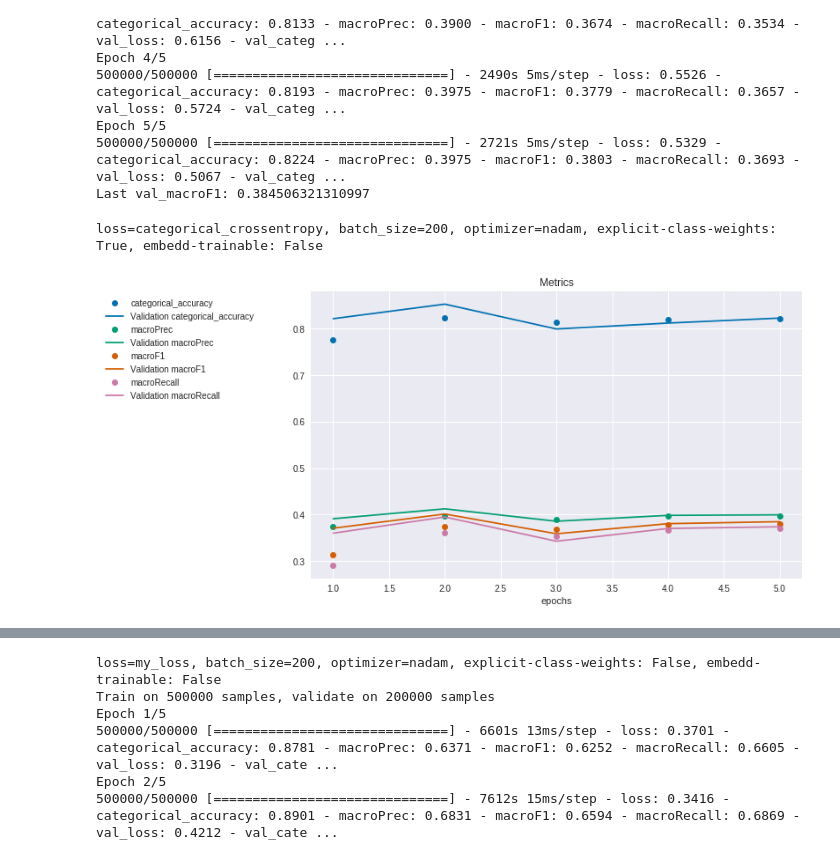
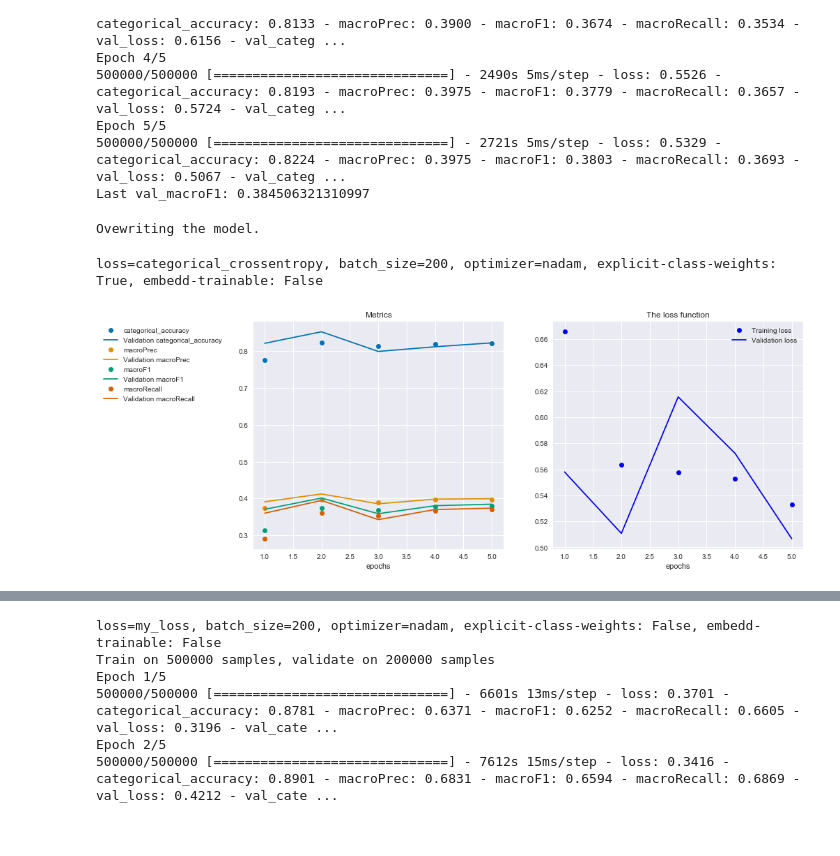
Before and after one commit to olszewskip/ArXiv_Classifier, a Jupyter notebook: keras_RNN_LSTM.ipynb, the cells around one changed output, grey strips where cells are left out. Drawn from its saved outputs; the diff is of its cells as text; code cells hidden in the pictures; blank space fills up the shorter version.

```diff
--- a/keras_RNN_LSTM.ipynb
+++ b/keras_RNN_LSTM.ipynb
@@ -13,7 +13,8 @@ Enter your authorization code:
 ··········
 Mounted at /content/gdrive
 # %%
-path = '/content/gdrive/My Drive/Colab Notebooks/ArXiv_Classifier'
+#path = '/content/gdrive/My Drive/Colab Notebooks/ArXiv_Classifier'
+path=""
 # %%
 import os
 import pickle
@@ -292,11 +317,16 @@ Epoch 4/5
 Epoch 5/5
 500000/500000 [==============================] - 2721s 5ms/step - loss: 0.5329 - categorical_accuracy: 0.8224 - macroPrec: 0.3975 - macroF1: 0.3803 - macroRecall: 0.3693 - val_loss: 0.5067 - val_categ ...
 Last val_macroF1: 0.384506321310997
+# %%
+model_lstm1.Kload()
+model_lstm1.load_hist()
+# %% [output]
+Ovewriting the model.
 # %%
-model_lstm1.plot()
+model_lstm1.plot(with_loss=True)
 # %% [output]
 loss=categorical_crossentropy, batch_size=200, optimizer=nadam, explicit-class-weights: True, embedd-trainable: False
-[figure, old version]
+[figure, new version]
 # %%
 eval_lstm1 = model_lstm1.evaluate(X_val, y_val)
 # %%
```
Also changed, not shown: parts of 28 cells of this notebook, 1 other file.
